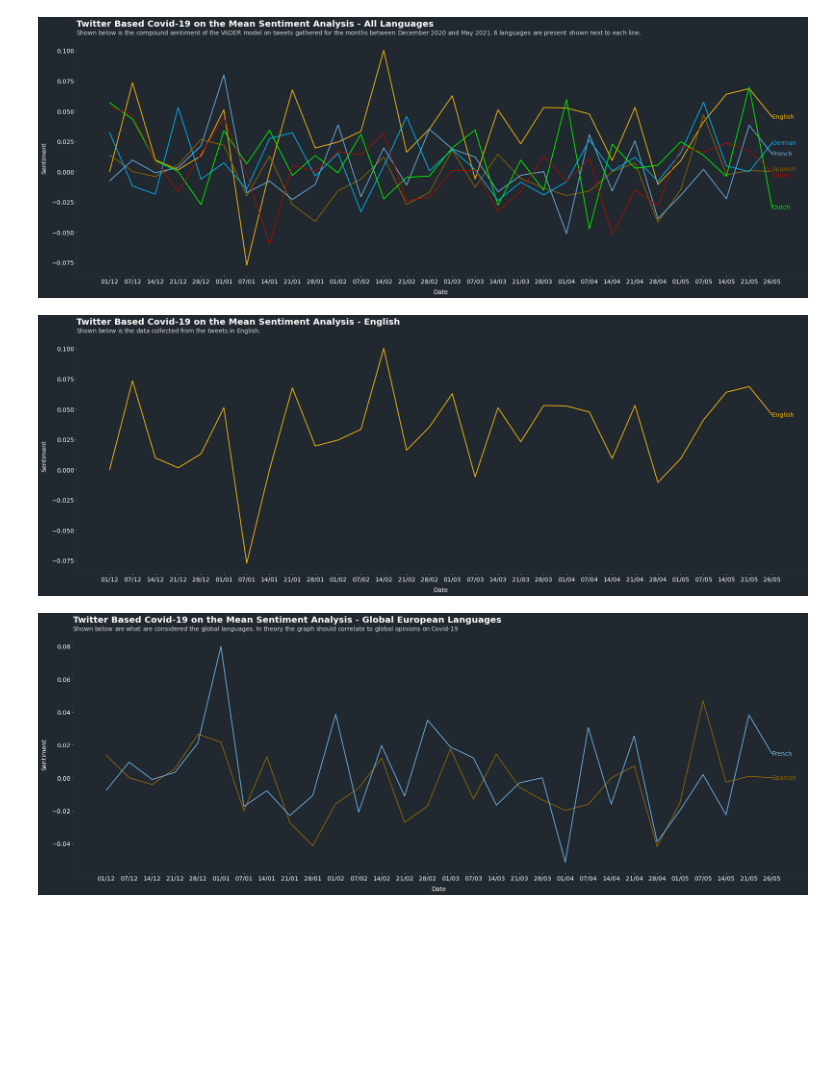
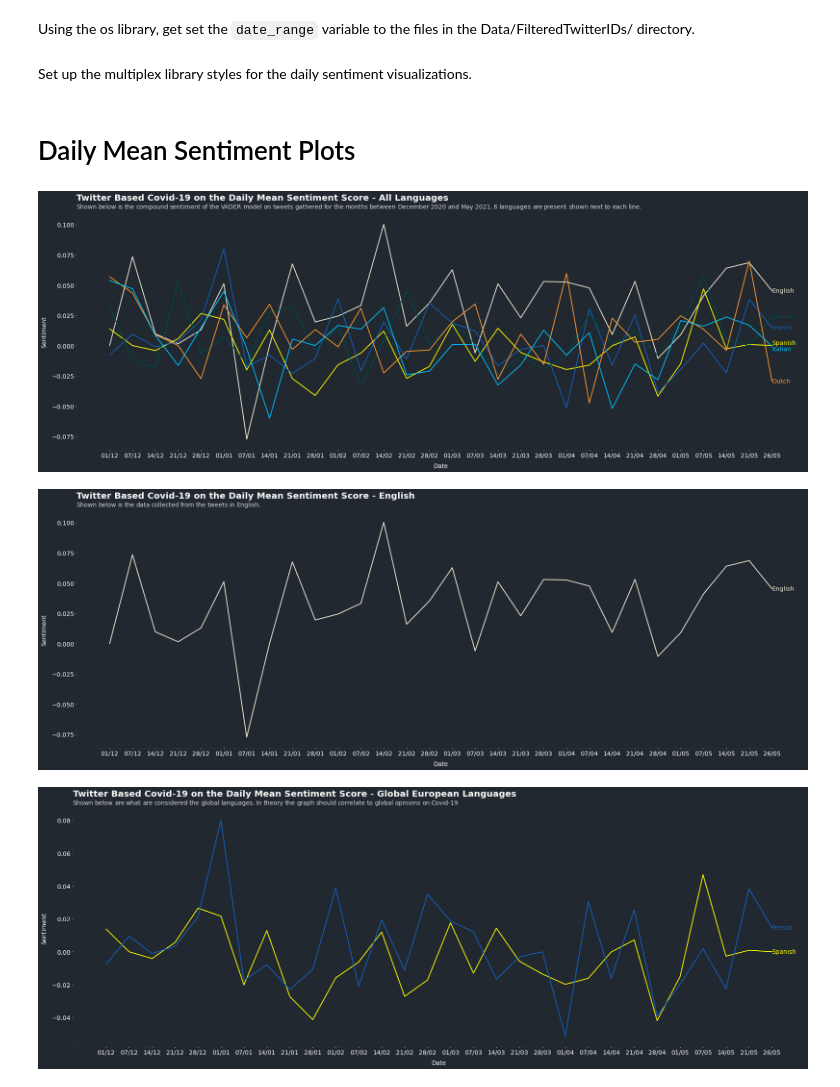
Before and after one commit to AidenWilliams/European-Covid-19-Vaccine-Sentiment-Analyses-On-Twitter-and-Article-Data, a Jupyter notebook: Visual Analyses.ipynb, the cells around one changed output. Drawn from its saved outputs; the diff is of its cells as text; code cells hidden in the pictures; blank space fills up the shorter version.

Commit message:
Daily mean and classification count plots

````diff
--- a/Visual Analyses.ipynb
+++ b/Visual Analyses.ipynb
@@ -10,6 +23,8 @@ from tqdm.notebook import tqdm
 jsontweets = json.load(open('Data/MeanSentiment.json'))
 tweets = {jsontweets[id]['month']: jsontweets[id]['day'] for id in jsontweets}
 LanguageP = tweets
+# %% [markdown]
+Using the os library, get set the ```date_range``` variable to the files in the Data/FilteredTwitterIDs/ directory.
 # %%
 _date_range = os.listdir('Data/FilteredTwitterIDs/')
 dates = {'Dec':[], 'Jan':[], 'Feb':[], 'Mar':[], 'Apr':[], 'May':[]}
@@ -52,6 +67,8 @@ date_range = []
 for month in dates:
     for date in dates[month]:
         date_range.append(date)
+# %% [markdown]
+Set up the multiplex library styles for the daily sentiment visualizations.
 # %%
 drawable = importlib.reload(drawable)
 # reload the style
@@ -60,51 +77,52 @@ plt.style.use(os.path.join(sys.path[0], 'styles', "multiplex-dark.style"))
 # create a general style
 style = { 'linewidth': 2, 'label_style': { 'fontweight': 500 } }
 
-en_style = { 'color': '#F6B913', 'label': 'English' }
-es_style = { 'color': '#8B6508', 'label': 'Spanish' }
-fr_style = { 'color': '#6BAEDF', 'label': 'French' }
-de_style = { 'color': '#00B2EE', 'label': 'German' }
-nl_style = { 'color': '#00EE00', 'label': 'Dutch' }
-it_style = { 'color': '#9D1309', 'label': 'Italian' }
+en_style = { 'color': '#f0ead6', 'label': 'English' }
+es_style = { 'color': '#ffff00', 'label': 'Spanish' }
+fr_style = { 'color': '#1560bd', 'label': 'French' }
+de_style = { 'color': '#004b49', 'label': 'German' }
+nl_style = { 'color': '#ff9933', 'label': 'Dutch' }
+it_style = { 'color': '#00bfff', 'label': 'Italian' }
+# %% [markdown]
+# Daily Mean Sentiment Plots
 # %%
 # draw the visualization
 figure = plt.figure(figsize=(30, 10))
 viz = drawable.Drawable(figure)
 viz.draw_time_series(range(0, 30), LanguageP[1], **style, **en_style)
 viz.draw_time_series(range(0, 30), LanguageP[2], **style, **es_style)
 viz.draw_time_series(range(0, 30), LanguageP[3], **style, **fr_style)
 viz.draw_time_series(range(0, 30), LanguageP[4], **style, **de_style)
 viz.draw_time_series(range(0, 30), LanguageP[5], **style, **nl_style)
 viz.draw_time_series(range(0, 30), LanguageP[6], **style, **it_style)
 
 plt.xticks(range(0, 30), date_range)
 viz.set_xlabel('Date')
 viz.set_ylabel('Sentiment')
 
-viz.set_title('Twitter Based Covid-19 on the Mean Sentiment Analysis - All Languages', loc='left')
+viz.set_title('Twitter Based Covid-19 on the Daily Mean Sentiment Score - All Languages', loc='left')
 viz.set_caption("""Shown below is the compound sentiment of the VADER model on tweets
                 gathered for the months between December 2020 and May 2021.
                 6 languages are present shown next to each line.
                 """, align='justify')
-viz.savefig(fname='All',dpi=300, bbox_inches='tight')
+viz.savefig(fname='Output/DailyMeanAll',dpi=300, bbox_inches='tight')
 viz.show()
 # %% [output]
-[figure, old version]
+[figure, new version]
 # %%
 figure = plt.figure(figsize=(30, 10))
 viz = drawable.Drawable(figure)
 viz.draw_time_series(range(0, 30), LanguageP[1], **style, **en_style)
 
 plt.xticks(range(0, 30), date_range)
-# viz.set_xticks(range(0, 30))#, date_range
 viz.set_xlabel('Date')
 viz.set_ylabel('Sentiment')
 
-viz.set_title('Twitter Based Covid-19 on the Mean Sentiment Analysis - English', loc='left')
+viz.set_title('Twitter Based Covid-19 on the Daily Mean Sentiment Score - English', loc='left')
 viz.set_caption("""Shown below is the data collected from the tweets in English.""", align='justify')
-viz.savefig(fname='English',dpi=300, bbox_inches='tight')
+viz.savefig(fname='Output/DailyMeanEnglish',dpi=300, bbox_inches='tight')
 # %% [output]
-[figure, old version]
+[figure, new version]
 # %%
 figure = plt.figure(figsize=(30, 10))
 viz = drawable.Drawable(figure)
@@ -115,13 +133,13 @@ plt.xticks(range(0, 30), date_range)
 viz.set_xlabel('Date')
 viz.set_ylabel('Sentiment')
 
-viz.set_title('Twitter Based Covid-19 on the Mean Sentiment Analysis - Global European Languages', loc='left')
+viz.set_title('Twitter Based Covid-19 on the Daily Mean Sentiment Score - Global European Languages', loc='left')
 viz.set_caption("""Shown below are what are considered the global languages.
                     In theory the graph should correlate to global opinions on Covid-19""", align='justify')
-viz.savefig(fname='Global',dpi=300, bbox_inches='tight')
+viz.savefig(fname='Output/DailyMeanGlobal',dpi=300, bbox_inches='tight')
 viz.show()
 # %% [output]
-[figure, old version]
+[figure, new version]
 # %%
 figure = plt.figure(figsize=(30, 10))
 viz = drawable.Drawable(figure)
````
Also changed, not shown: parts of 25 cells of this notebook, 9 other files.
